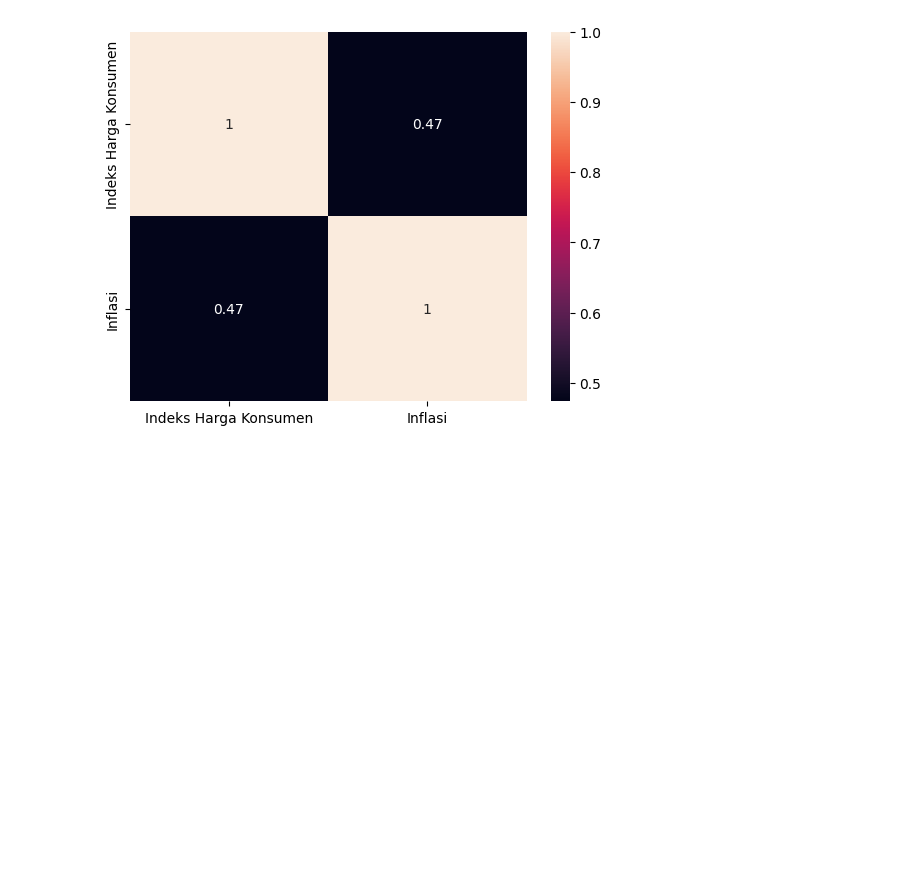
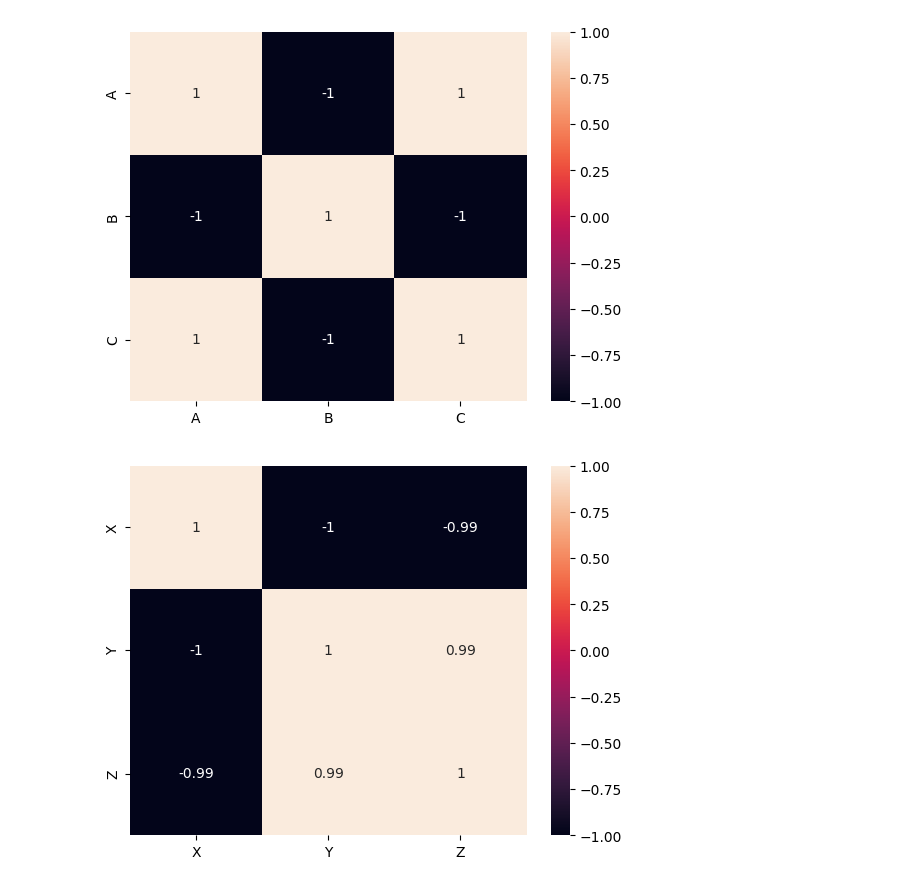
Before and after one commit to JeremiaSusanto/Praktikum-SD2201-Pemrograman-Berbasis-Fungsi, a Jupyter notebook: Modul 4/Kelompok_1_RA_Modul_4.ipynb, the cells around one changed output. Saved outputs shown, nothing was run; the diff lists cells and outputs as text; code cells hidden in the pictures; blank space fills up the shorter version.

```diff
--- a/Modul 4/Kelompok_1_RA_Modul_4.ipynb
+++ b/Modul 4/Kelompok_1_RA_Modul_4.ipynb
@@ -1,17 +1,44 @@
 # %%
 import seaborn as sns
 import pandas as pd
 import matplotlib.pyplot as plt
 
 def correlation_matrix_generator():
-  def generate(data):
-    df = pd.DataFrame(data)
-    corr_matrix = df.corr()
-    sns.heatmap(corr_matrix, annot=True)
-    plt.show()
-  return generate
+    def generate(data):
+        # Membuat DataFrame dari data yang diberikan
+        df = pd.DataFrame(data)
 
-# Contoh pemakaian dengan data dummy
-data = pd.read_csv('/content/data inflasi.csv')
+        # Menghitung matriks korelasi dari DataFrame
+        corr_matrix = df.corr()
+
+        # Menampilkan heatmap dari matriks korelasi dengan nilai-nilai di dalamnya
+        sns.heatmap(corr_matrix, annot=True)
+        plt.show()
+
+    return generate
+
+# Mendefinisikan fungsi generator matriks korelasi
+generate_corr_matrix = correlation_matrix_generator()
+
+# Contoh penggunaan dengan data dummy
+data_dummy = {
+    'A': [1, 2, 3, 4, 5],
+    'B': [5, 4, 3, 2, 1],
+    'C': [2, 3, 4, 5, 6]
+}
+
+# Menghasilkan matriks korelasi untuk data dummy
+generate_corr_matrix(data_dummy)
+
+# Mendefinisikan dataset baru
+data_baru = {
+    'X': [3, 6, 9, 12, 15],
+    'Y': [10, 8, 6, 4, 2],
+    'Z': [7, 5, 3, 1, 0]
+}
+
+# Menghasilkan matriks korelasi untuk data baru
+generate_corr_matrix(data_baru)
 # %% [output]
-[figure, old version]
+[figure, new version]
+[figure, added]
```
